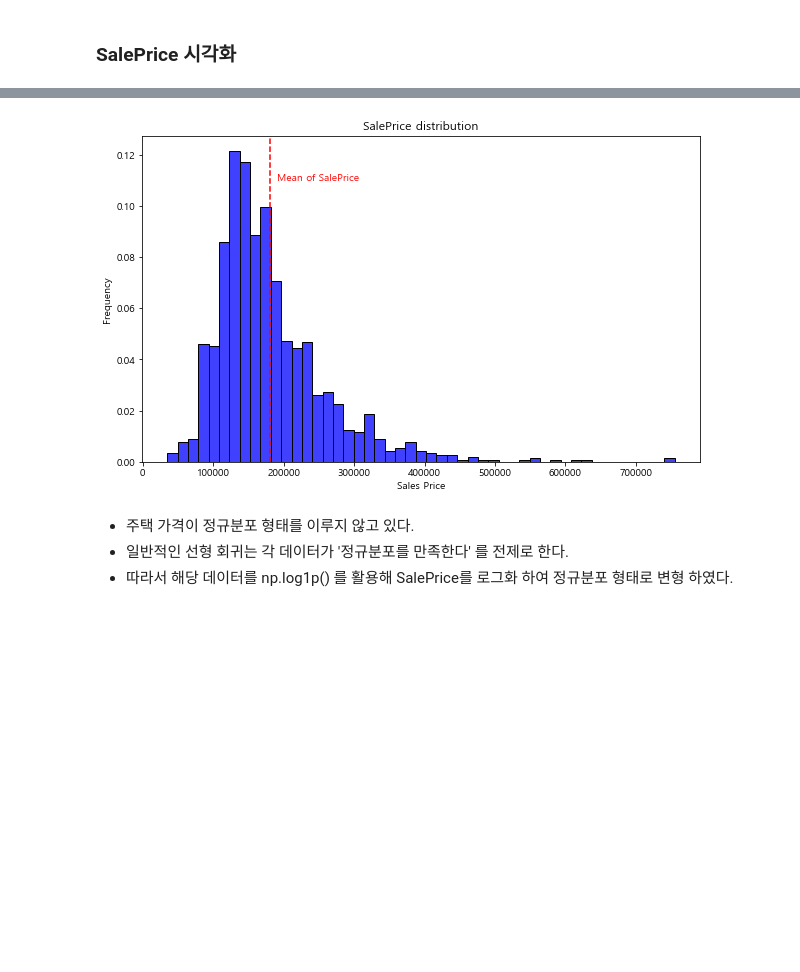
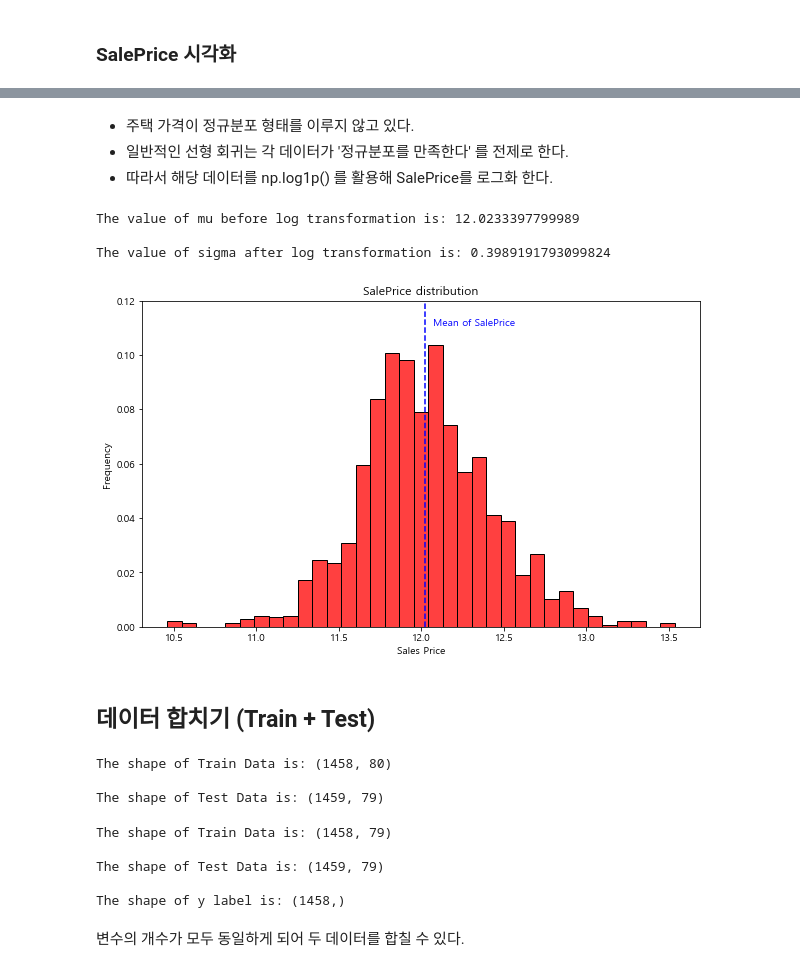
Before and after one commit to Kimgabe/Projects, a Jupyter notebook: Shadowing projects(필사)/[kaggle] 주택가격 예측 문제.ipynb, the cells around one changed output, grey strips where cells are left out. Saved outputs shown, nothing was run; the diff lists cells and outputs as text; code cells hidden in the pictures; blank space fills up the shorter version.

```diff
--- a/Shadowing projects(필사)/[kaggle] 주택가격 예측 문제.ipynb
+++ b/Shadowing projects(필사)/[kaggle] 주택가격 예측 문제.ipynb
@@ -167,26 +188,73 @@ The value of sigma after log transformation is: 79270.93617295024
+# %% [markdown]
+- 주택 가격이 정규분포 형태를 이루지 않고 있다.
+- 일반적인 선형 회귀는 각 데이터가 '정규분포를 만족한다' 를 전제로 한다.
+- 따라서 해당 데이터를 np.log1p() 를 활용해 SalePrice를 로그화 한다.
 # %%
+# SalePrice 로그화
+train['SalePrice'] = np.log1p(train['SalePrice'])
+
+(mu, sigma) = norm.fit(train['SalePrice'])
+print("The value of mu before log transformation is:" , mu, "\n")
+print("The value of sigma after log transformation is:" , sigma)
+
 # 캔버스 세팅
 fig, ax = plt.subplots(figsize=(10,6))
 
 # Histogram 데이터 입력
-sns.histplot(train['SalePrice'], color ='b', stat='probability')
+sns.histplot(train['SalePrice'], color ='r', stat='probability')
 
 # 축 설정
 ax.xaxis.grid(False)
 ax.set(ylabel = 'Frequency')
 ax.set(xlabel = 'Sales Price')
 ax.set(title = 'SalePrice distribution')
 
-# 그래프출력
-plt.axvline(mu, color='r', linestyle = '--')
+# 가격 평균선 입력
+plt.axvline(mu, color='b', linestyle = '--')
 
-# 가격 평균선
-plt.text(mu+10000, 0.11, 'Mean of SalePrice', rotation = 0, color = 'r')
+# 가격 평균선 text 설정
+plt.text(mu+0.05, 0.111, 'Mean of SalePrice', rotation = 0, color = 'b')
+plt.ylim(0, 0.12)
 
 fig.show()
 # %% [output]
+The value of mu before log transformation is: 12.0233397799989
+
+The value of sigma after log transformation is: 0.3989191793099824
-[figure, old version]
+[figure, new version]
-# %% [markdown]
-- 주택 가격이 정규분포 형태를 이루지 않고 있다.
-- 일반적인 선형 회귀는 각 데이터가 '정규분포를 만족한다' 를 전제로 한다.
-- 따라서 해당 데이터를 np.log1p() 를 활용해 SalePrice를 로그화 하여 정규분포 형태로 변형 하였다.
+# %% [markdown]
+## 데이터 합치기 (Train + Test)
+# %%
+# 입력변수 = 각 컬럼의 ID는 별도 저장
+train_ID = train['Id']
+test_ID = test['Id']
+
+# ID 제외 나머지 컬럼만 데이터에 남김
+train.drop(['Id'], axis = 1, inplace = True)
+test.drop(['Id'], axis = 1, inplace = True)
+
+# 결과 확인
+print("The shape of Train Data is:", train.shape, "\n")
+print("The shape of Test Data is:", test.shape)
+# %% [output]
+The shape of Train Data is: (1458, 80)
+
+The shape of Test Data is: (1459, 79)
+# %%
+# SalePrice 별도 추출 및 저장
+
+y = train['SalePrice'].reset_index(drop = True)
+train = train.drop('SalePrice', axis = 1)
+
+# 결과 확인
+print("The shape of Train Data is:", train.shape, "\n")
+print("The shape of Test Data is:", test.shape, "\n")
+print("The shape of y label is:", y.shape)
+# %% [output]
+The shape of Train Data is: (1458, 79)
+
+The shape of Test Data is: (1459, 79)
+
+The shape of y label is: (1458,)
+# %% [markdown]
+변수의 개수가 모두 동일하게 되어 두 데이터를 합칠 수 있다.
```
Also changed, not shown: parts of 8 cells of this notebook.
